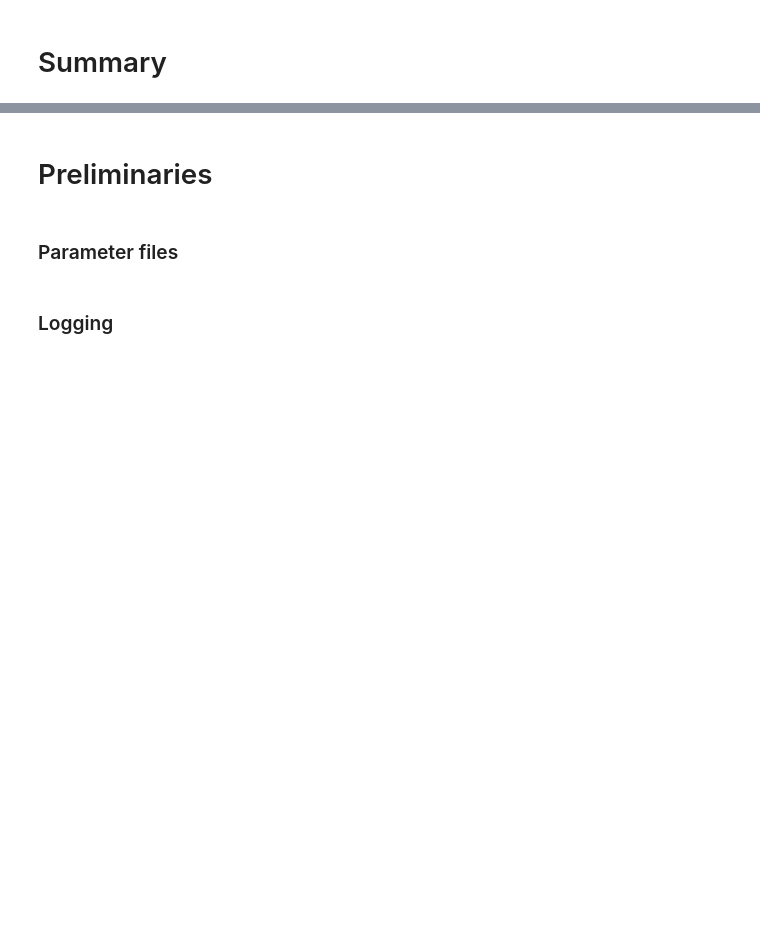
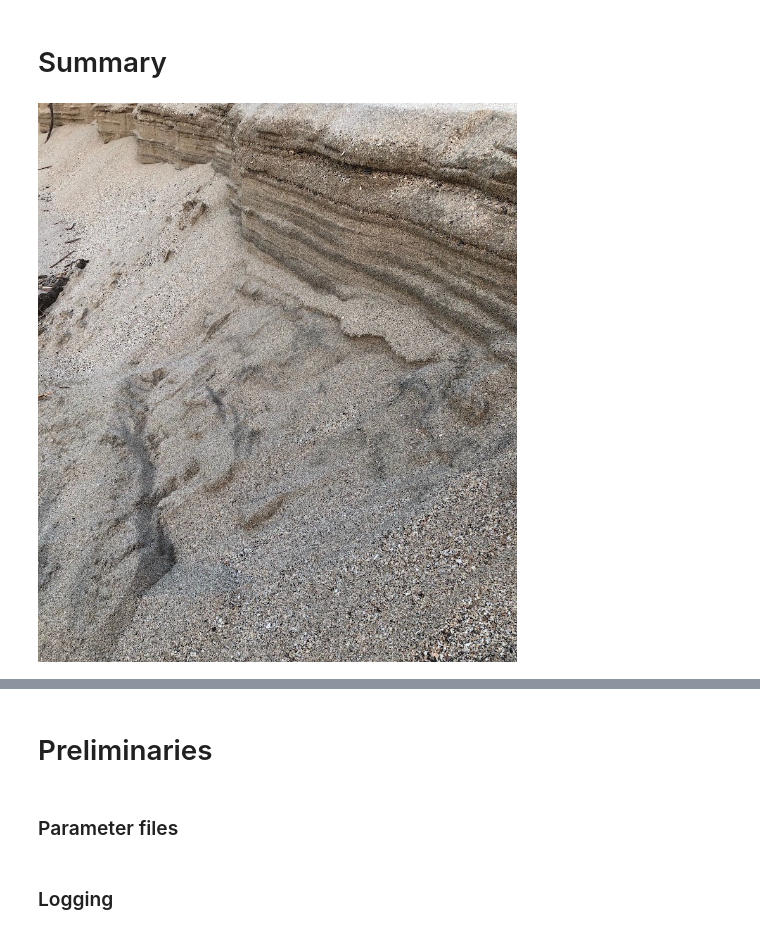
Before and after one commit to geomorphysics/GME, a Jupyter notebook: Notebooks/Notes/Hillslope.ipynb, the cells around one changed output, grey strips where cells are left out. Saved outputs shown, nothing was run; the diff lists cells and outputs as text; code cells hidden in the pictures; blank space fills up the shorter version.

```diff
--- a/Notebooks/Notes/Hillslope.ipynb
+++ b/Notebooks/Notes/Hillslope.ipynb
@@ -1,5 +1,11 @@
 # %% [markdown]
 # Summary
+# %%
+from gmplib.image import fetch_images
+images, image_sources = fetch_images(image_paths=['Images'])
+images["RichterSandSlope_DaiguriBeach1.jpg"]
+# %% [output]
+[figure, added]
 # %% [markdown]
 Exploration of a geomorphic Hamiltonian for hillslopes & rockslopes.
 
```
Also changed, not shown: parts of 23 cells of this notebook, 57 other files.
